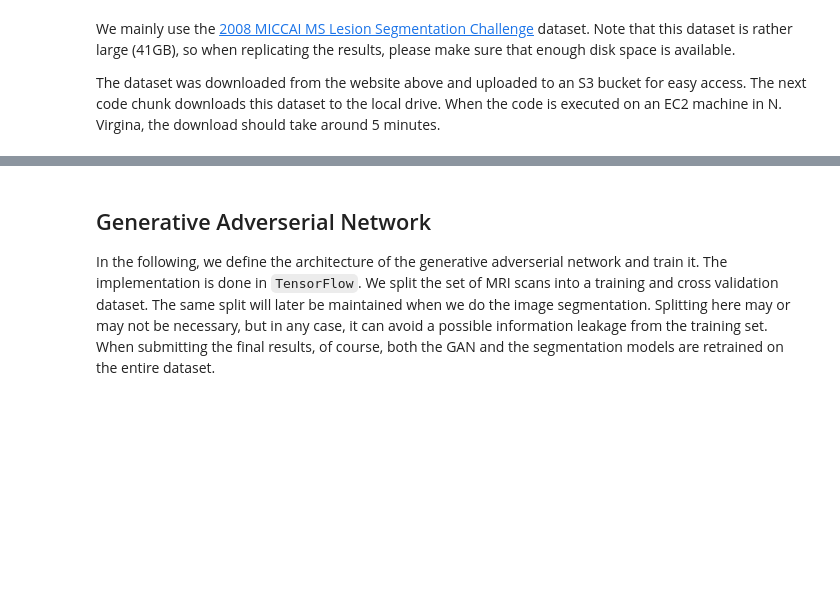
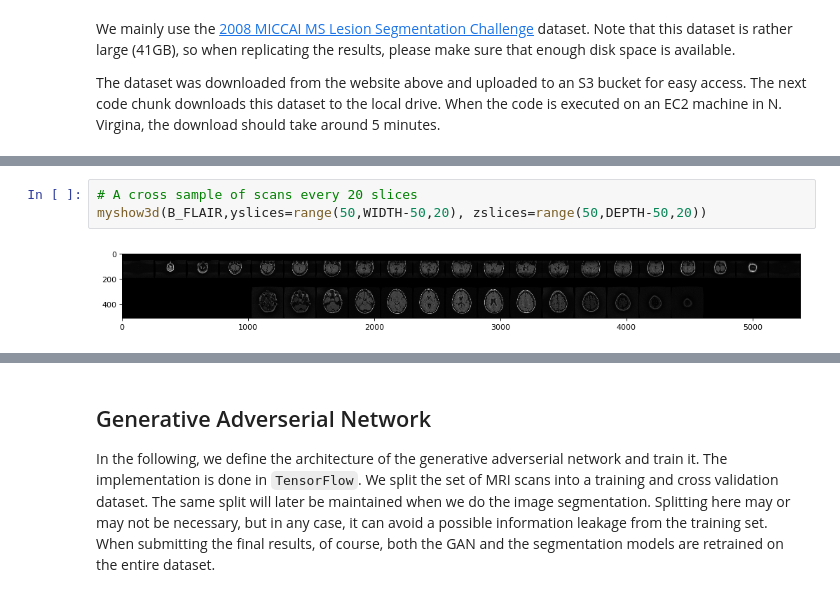
Before and after one commit to NOllAl/CSCI82Project, a Jupyter notebook: CSCI82 - Final project.ipynb, the cells around one changed output, grey strips where cells are left out. Cells and saved outputs as stored; diff of their text form; blank space fills up the shorter version.

```diff
--- a/CSCI82 - Final project.ipynb
+++ b/CSCI82 - Final project.ipynb
@@ -123,0 +264,5 @@ plt.imshow(A[197, :, :], cmap='gray')
+# %%
+# A cross sample of scans every 20 slices
+myshow3d(B_FLAIR,yslices=range(50,WIDTH-50,20), zslices=range(50,DEPTH-50,20))
+# %% [output]
+[figure, added]
```
Also changed, not shown: parts of 27 cells of this notebook.
